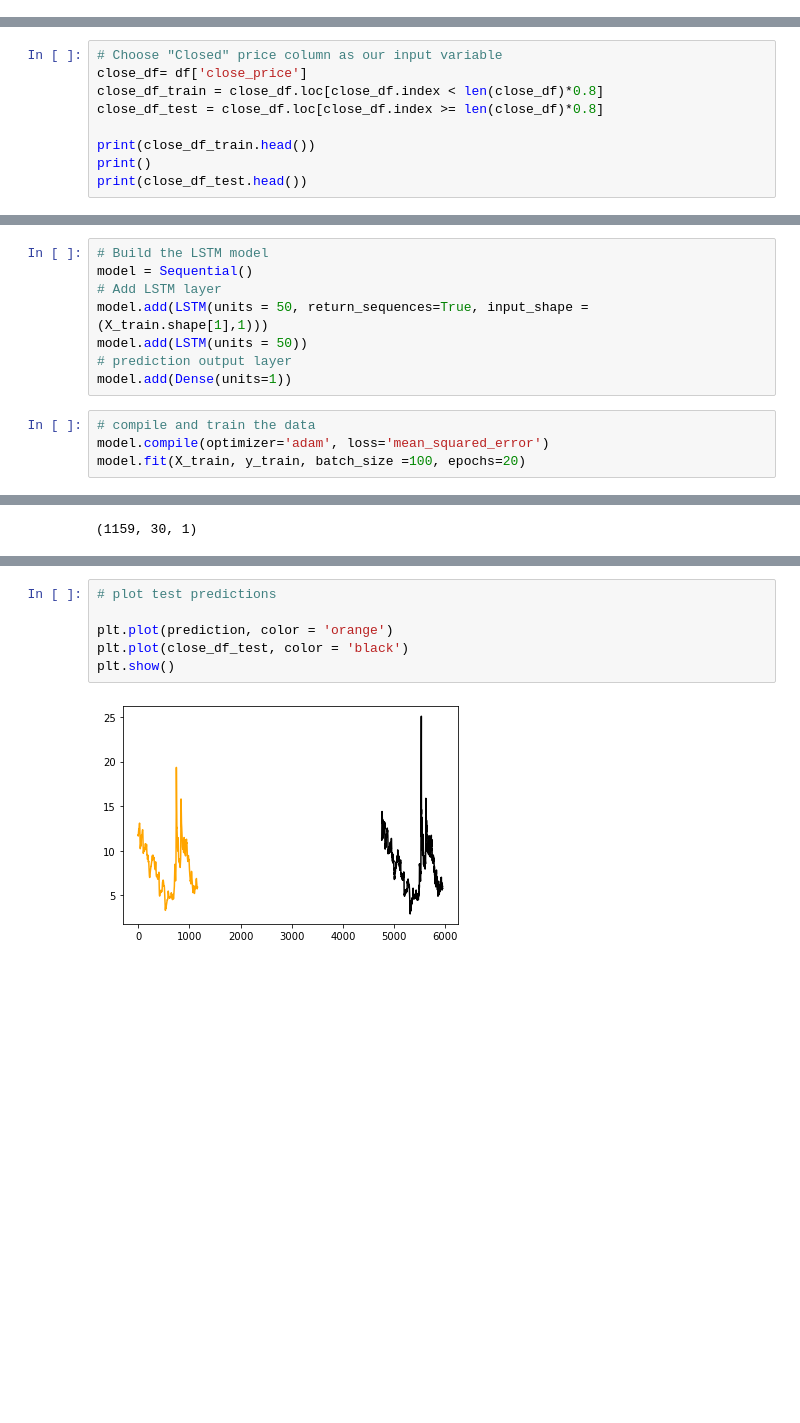
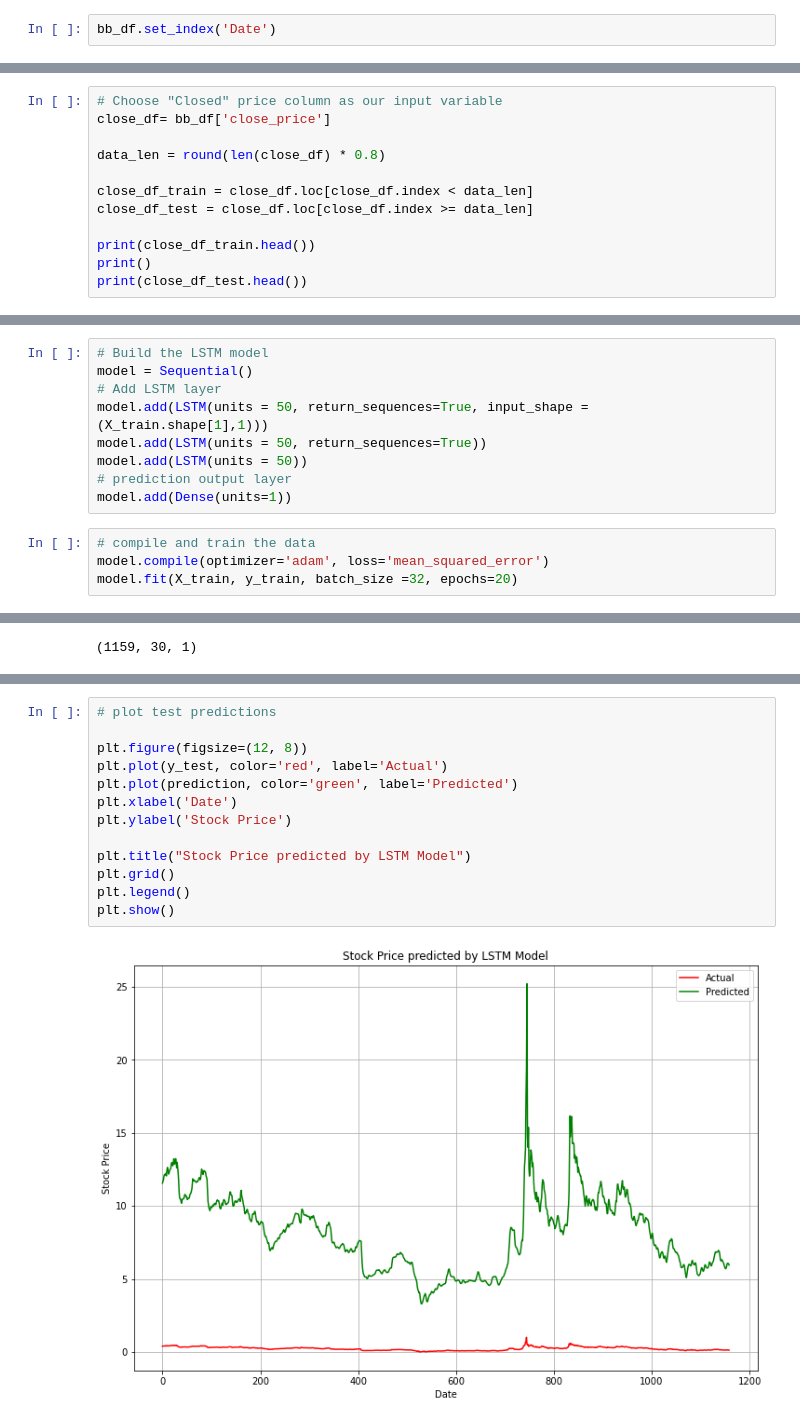
Before and after one commit to kareng013/Team_12, a Jupyter notebook: Stock Price Prediction.ipynb, the cells around one changed output, grey strips where cells are left out. Saved outputs shown, nothing was run; the diff lists cells and outputs as text; blank space fills up the shorter version.

```diff
--- a/Stock Price Prediction.ipynb
+++ b/Stock Price Prediction.ipynb
@@ -126,3 +113,5 @@ df.tail()
 | 5942 | 2022-09-15 | 5.90 | 6.10 | 5.89 | 6.05 | 7950900 |
 | 5943 | 2022-09-16 | 5.92 | 5.92 | 5.66 | 5.72 | 5643200 |
 | 5944 | 2022-09-19 | 5.62 | 5.77 | 5.56 | 5.74 | 6396900 |
+# %%
+bb_df.set_index('Date')
@@ -226,9 +253,12 @@ mean_squared_error(y_test, prediction)
 # Using more popular LSTM model to predict stock price
 # %%
 # Choose "Closed" price column as our input variable
-close_df= df['close_price']
-close_df_train = close_df.loc[close_df.index < len(close_df)*0.8]
-close_df_test = close_df.loc[close_df.index >= len(close_df)*0.8]
+close_df= bb_df['close_price']
+
+data_len = round(len(close_df) * 0.8)
+
+close_df_train = close_df.loc[close_df.index < data_len]
+close_df_test = close_df.loc[close_df.index >= data_len]
 
 print(close_df_train.head())
 print()
@@ -285,12 +315,13 @@ X_train.shape
 model = Sequential()
 # Add LSTM layer
 model.add(LSTM(units = 50, return_sequences=True, input_shape = (X_train.shape[1],1)))
+model.add(LSTM(units = 50, return_sequences=True))
 model.add(LSTM(units = 50))
 # prediction output layer
 model.add(Dense(units=1))
 # %%
 # compile and train the data
 model.compile(optimizer='adam', loss='mean_squared_error')
-model.fit(X_train, y_train, batch_size =100, epochs=20)
+model.fit(X_train, y_train, batch_size =32, epochs=20)
 # %% [output]
 Epoch 1/20
@@ -369,8 +402,15 @@ prediction = scaler.inverse_transform(prediction)
 # %%
 # plot test predictions
 
-plt.plot(prediction, color = 'orange')
-plt.plot(close_df_test, color = 'black')
+plt.figure(figsize=(12, 8))
+plt.plot(y_test, color='red', label='Actual')
+plt.plot(prediction, color='green', label='Predicted')
+plt.xlabel('Date')
+plt.ylabel('Stock Price')
+
+plt.title("Stock Price predicted by LSTM Model")
+plt.grid()
+plt.legend()
 plt.show()
 # %% [output]
-[figure, old version]
+[figure, new version]
```
Also changed, not shown: parts of 19 cells of this notebook, 3 other files.
